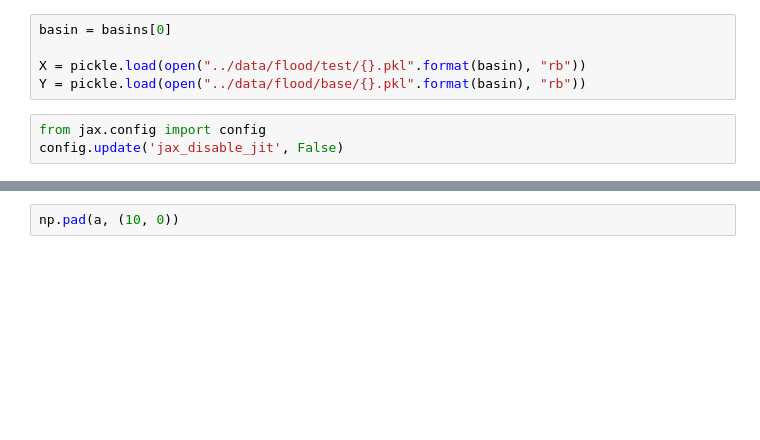
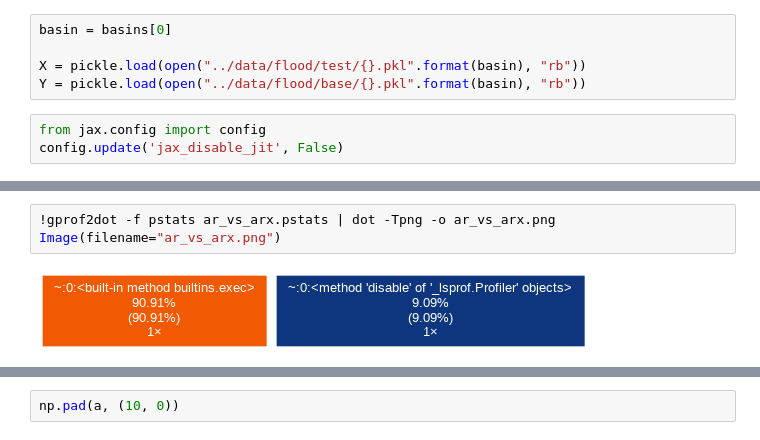
Before and after one commit to danielsuo/skgaip, a Jupyter notebook: notebooks/2020-05-26 Testing linear.ipynb, the cells around one changed output, grey strips where cells are left out. Cells and saved outputs as stored; diff of their text form; blank space fills up the shorter version.

```diff
--- a/notebooks/2020-05-26 Testing linear.ipynb
+++ b/notebooks/2020-05-26 Testing linear.ipynb
@@ -122,0 +233,5 @@ DeviceArray(0.7916824, dtype=float32)
+# %%
+!gprof2dot -f pstats ar_vs_arx.pstats | dot -Tpng -o ar_vs_arx.png
+Image(filename="ar_vs_arx.png")
+# %% [output]
+[figure, added]
```
Also changed, not shown: parts of 22 cells of this notebook, 4 other files.
